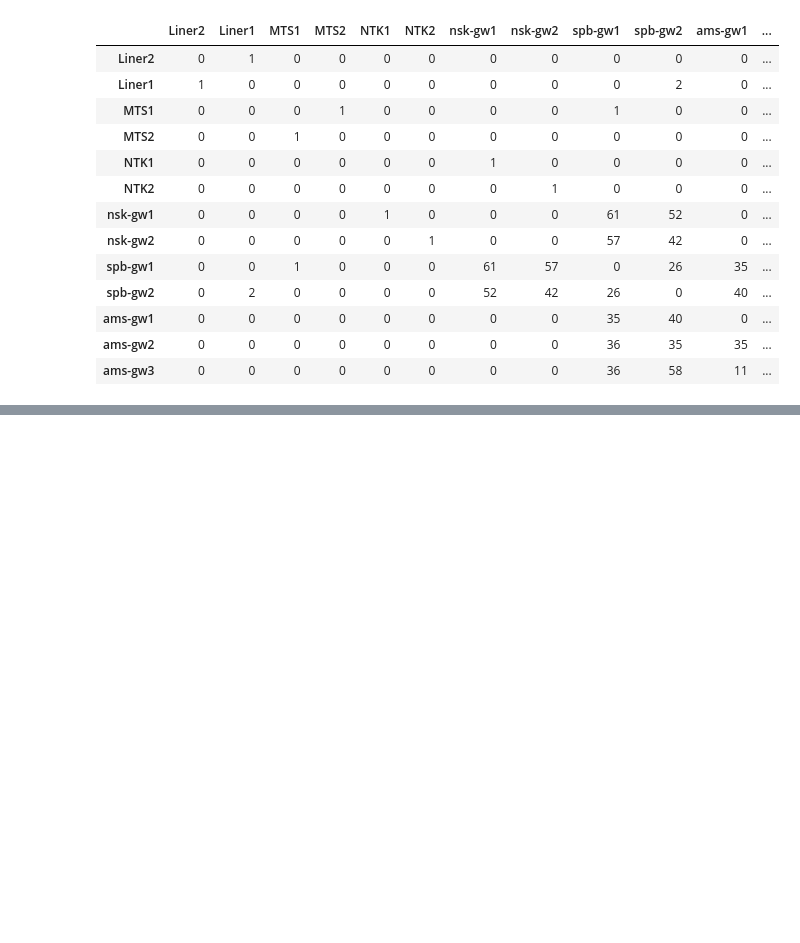
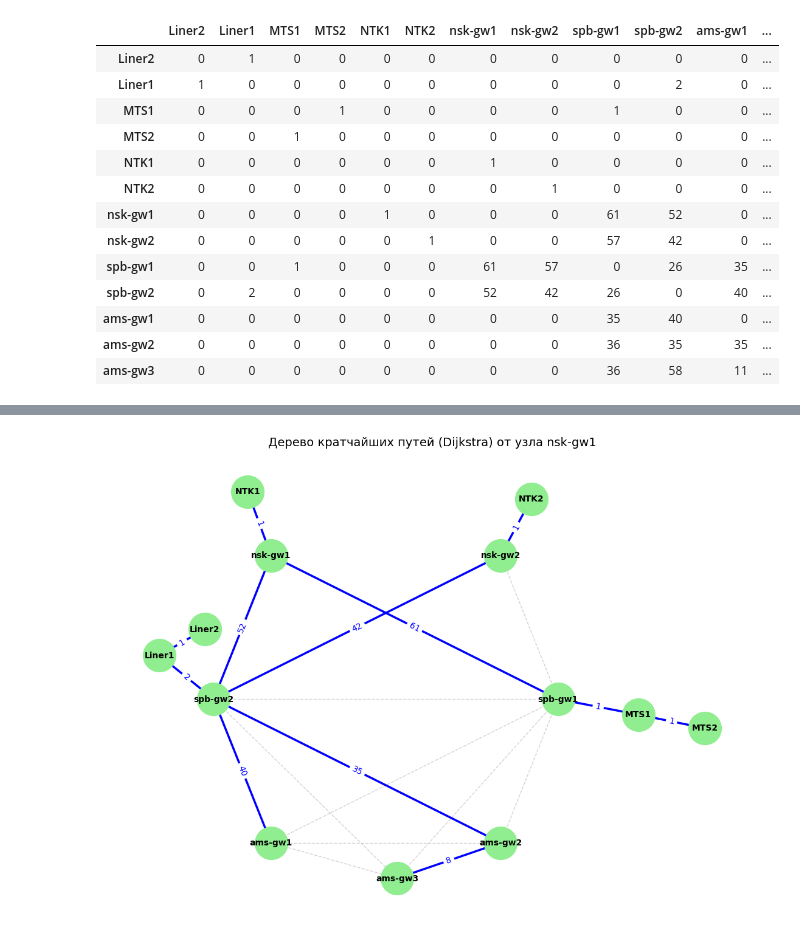
Before and after one commit to nikolyabb/college-homework, a Jupyter notebook: discrete_math/dmath.ipynb, the cells around one changed output, grey strips where cells are left out. Drawn from its saved outputs; the diff is of its cells as text; code cells hidden in the pictures; blank space fills up the shorter version.

```diff
--- a/discrete_math/dmath.ipynb
+++ b/discrete_math/dmath.ipynb
@@ -333,0 +425,35 @@ Wall time: 81.1 ms
+# %%
+import matplotlib.pyplot as plt
+import networkx as nx
+from matplotlib.animation import FuncAnimation
+from IPython.display import HTML
+
+animation_data = df_dijkstra.reset_index().to_dict('records')
+
+plt.figure(figsize=(14, 10))
+
+# Восстанавливаем ребра дерева
+tree_edges = []
+for node, parent in previous_nodes.items():
+    if parent is not None:
+        tree_edges.append((parent, node))
+
+all_edges = list(G1.edges())
+non_tree_edges = [e for e in all_edges if e not in tree_edges and (e[1], e[0]) not in tree_edges]
+
+# Рисуем
+nx.draw_networkx_nodes(G1, pos, node_color='lightgreen', node_size=1500)
+nx.draw_networkx_labels(G1, pos, font_size=10, font_weight='bold')
+nx.draw_networkx_edges(G1, pos, edgelist=non_tree_edges, edge_color='lightgray', style='dashed')
+nx.draw_networkx_edges(G1, pos, edgelist=tree_edges, edge_color='blue', width=2.5, arrows=True)
+
+# Веса
+edge_labels = nx.get_edge_attributes(G1, 'weight')
+tree_edge_labels = {k: v for k, v in edge_labels.items() if k in tree_edges or (k[1], k[0]) in tree_edges}
+nx.draw_networkx_edge_labels(G1, pos, edge_labels=tree_edge_labels, font_color='blue')
+
+plt.title(f"Дерево кратчайших путей (Dijkstra) от узла {start_node}", fontsize=14)
+plt.axis('off')
+plt.show()
+# %% [output]
+[figure, added]
```
Also changed, not shown: parts of 7 cells of this notebook.
